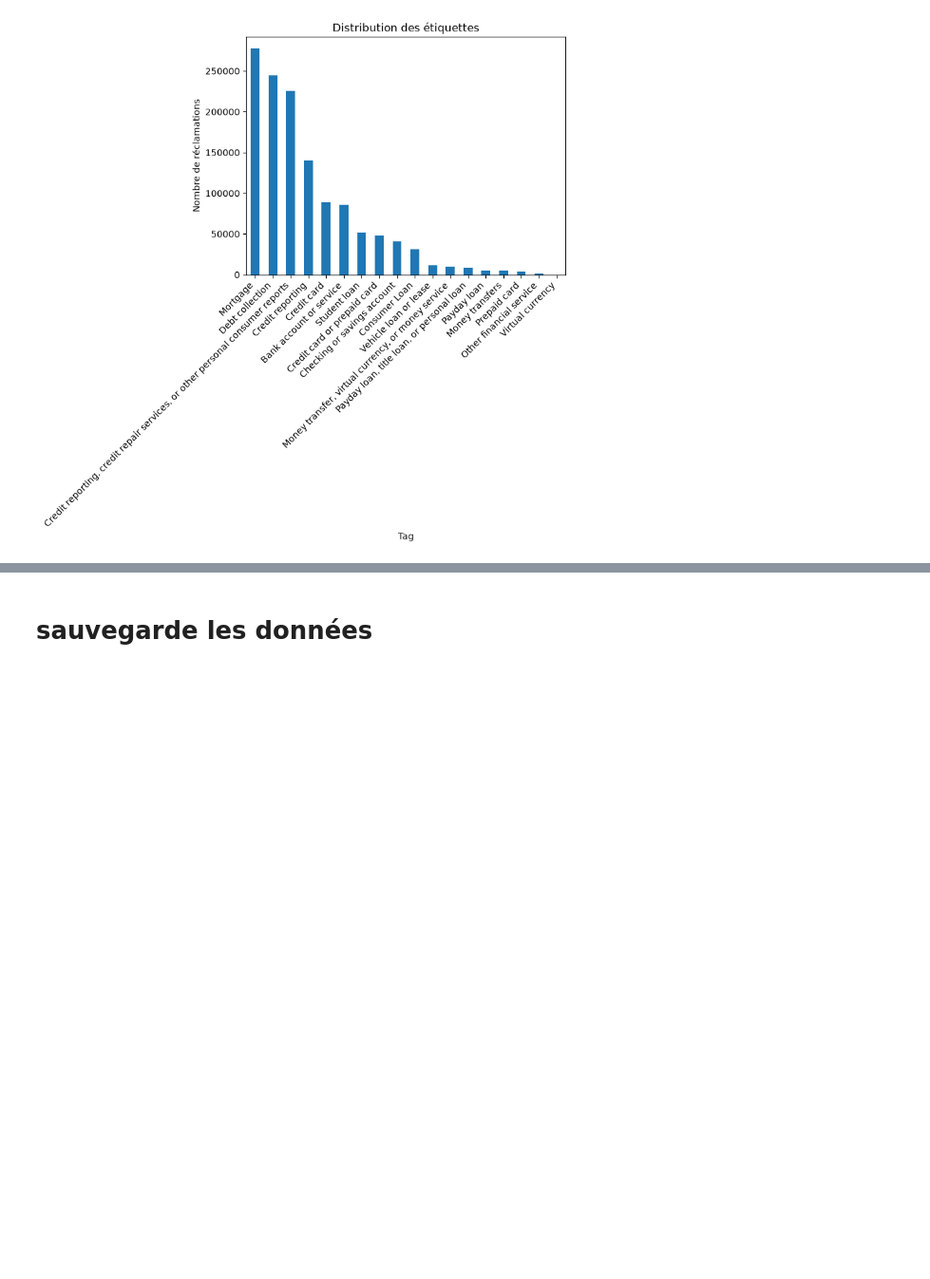
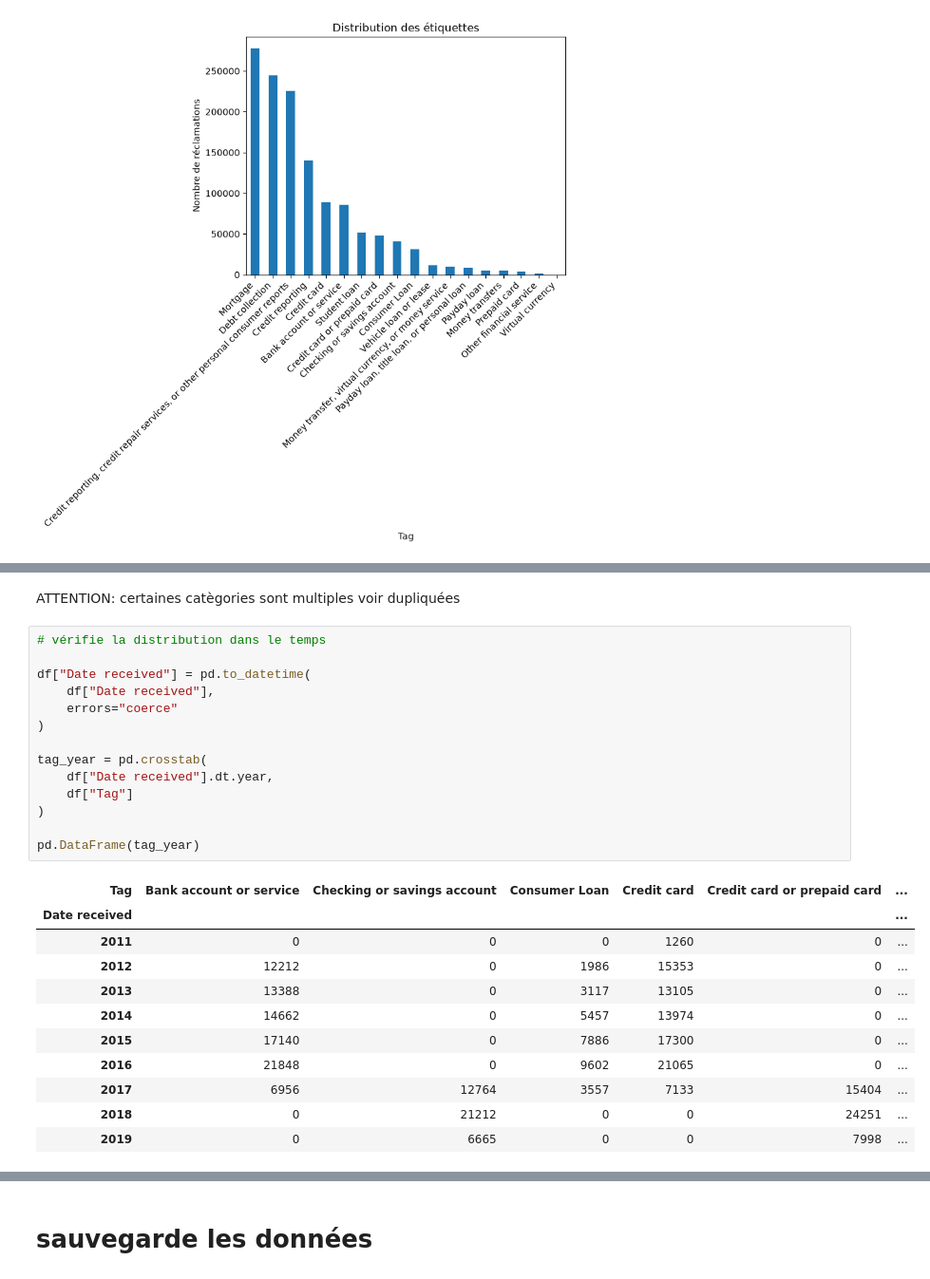
Before and after one commit to Ace4teaM/OCR-ZenAssist, a Jupyter notebook: 1_analyse_exploratoire.ipynb, the cells around one changed output, grey strips where cells are left out. Shown at 95% size. Saved outputs shown, nothing was run; the diff lists cells and outputs as text; blank space fills up the shorter version.

```diff
--- a/1_analyse_exploratoire.ipynb
+++ b/1_analyse_exploratoire.ipynb
@@ -202,0 +360,28 @@ plt.show()
+# %% [markdown]
+ATTENTION: certaines catègories sont multiples voir dupliquées
+# %%
+# vérifie la distribution dans le temps
+
+df["Date received"] = pd.to_datetime(
+    df["Date received"],
+    errors="coerce"
+)
+
+tag_year = pd.crosstab(
+    df["Date received"].dt.year,
+    df["Tag"]
+)
+
+pd.DataFrame(tag_year)
+# %% [output]
+| Tag | Bank account or service | Checking or savings account | Consumer Loan | Credit card | Credit card or prepaid card | ... |
+| Date received |  |  |  |  |  | ... |
+| 2011 | 0 | 0 | 0 | 1260 | 0 | ... |
+| 2012 | 12212 | 0 | 1986 | 15353 | 0 | ... |
+| 2013 | 13388 | 0 | 3117 | 13105 | 0 | ... |
+| 2014 | 14662 | 0 | 5457 | 13974 | 0 | ... |
+| 2015 | 17140 | 0 | 7886 | 17300 | 0 | ... |
+| 2016 | 21848 | 0 | 9602 | 21065 | 0 | ... |
+| 2017 | 6956 | 12764 | 3557 | 7133 | 15404 | ... |
+| 2018 | 0 | 21212 | 0 | 0 | 24251 | ... |
+| 2019 | 0 | 6665 | 0 | 0 | 7998 | ... |
```
Also changed, not shown: parts of 31 cells of this notebook.
